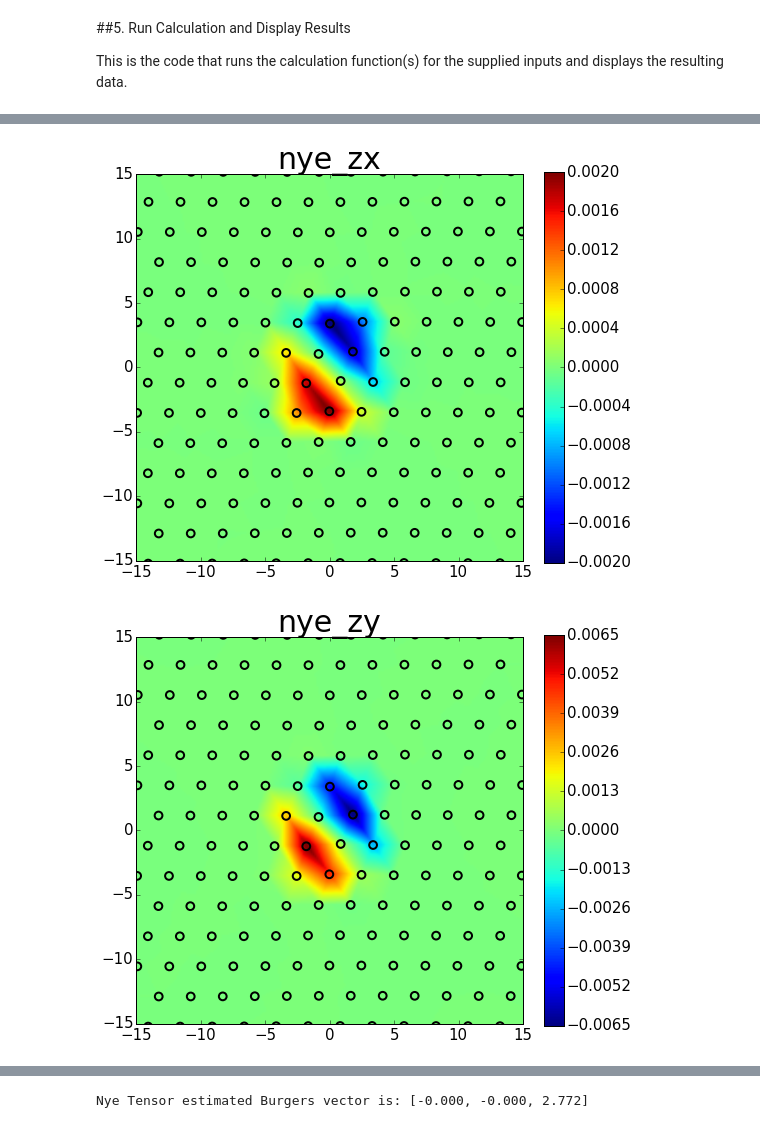
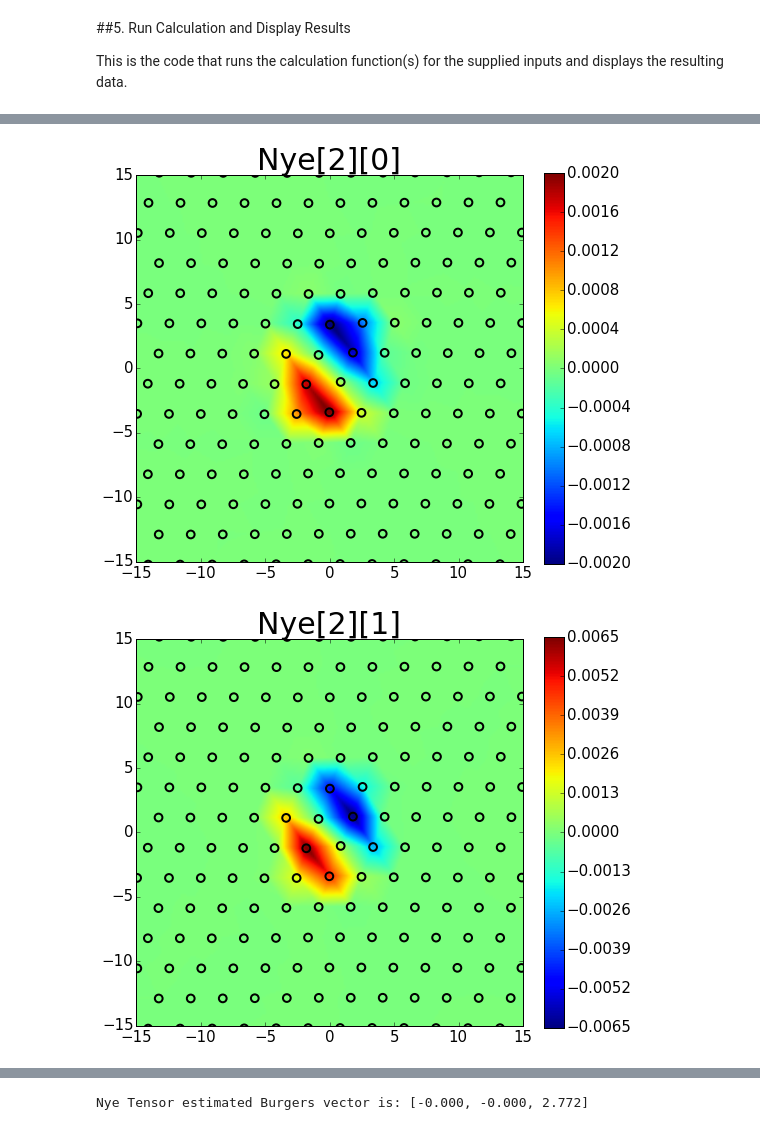
Before and after one commit to lmhale99/iprPy, a Jupyter notebook: Notebooks/tool-Dislocation-Nye-Tensor.ipynb, the cells around one changed output, grey strips where cells are left out. Drawn from its saved outputs; the diff is of its cells as text; code cells hidden in the pictures.

Commit message:
Updated dislocation tool Notebooks

```diff
--- a/Notebooks/tool-Dislocation-Nye-Tensor.ipynb
+++ b/Notebooks/tool-Dislocation-Nye-Tensor.ipynb
@@ -94,7 +94,7 @@ __Note:__ The default example shown here assumes that you have previously run th
 - disl_type is the specific tag associated with a particular dislocation type listed in the disl_file.
 # %%
 #Specify working directory
-working_dir = 'tools-Dislocation'
+working_dir = 'tool-Dislocation'
 os.chdir(working_dir)
 working_dir = os.getcwd()
 
@@ -103,10 +103,10 @@ dump_file = 'fcc--Al--(a-2)[(1)(0)(-1)]--((1)(1)(1))--u[(1)(0)(-1)]--disl.dump'
 #dump_file = 'fcc--Al--(a-2)[(1)(0)(-1)]--((1)(1)(1))--u[(1)(-2)(1)]--disl.dump'
 
 #List the elements to use.
-elements = ['Al', 'Al']
+#symbols = ['AlS', 'AlS']
 
-#Give the cubic lattice parameter, a0
-a0 = 4.0500
+#Give the lattice parameter a
+a = 4.0500
 
 #Specify point defect library data model file
 disl_file = 'fcc-disl.json'
@@ -445,61 +474,36 @@ This is the code that runs the calculation function(s) for the supplied inputs a
 # %%
-#Read the data model files
-disl = iprp.models.DislocationMonopole(disl_file)
-
-#Define run parameters
-axes = disl.get(disl_type, 'axes')
-atomtypes = []
-for element in elements:
-    atomtypes.append(iprp.AtomType(element))
-cutoff = a0 * disl.get('Nye_cutoff')
-tmax = disl.get('Nye_angle')
-p = []
-for pset in disl.get('Nye_p'):
-    p.append(a0 * pset)
-
-
-#Read in the dislocation containing system
-sys2 = iprp.lammps.read_dump(dump_file, atomtypes)
-sys2.set('axes', axes)
-
-#Calculate nearest neighbor list
-sys2.neighbors(cutoff)
-
-#Calculate the Nye tensor and save over
-nye(sys2, p, tmax)
-iprp.lammps.write_dump(dump_file, sys2)
-
 #Create and save plots
-plot_range = np.array([xy_plot_range[0], xy_plot_range[1], a0 * disl.get(disl_type, 'zwidth') ])
+plot_range = np.array([xy_plot_range[0], xy_plot_range[1], a * dislocations.get(disl_type, 'zwidth') ])
 
 #Change plot file names to avoid conflicts
-fname = disl.get('prototype') + '-'
-for i in xrange(len(elements)/2):
-    fname += '-' + elements[i]
-fname += '--' + disl_type
+dot_index = dump_file.index('.')
+fname = dump_file[:dot_index]
 
-bx, avsum = a2cplot(sys2, 'nye_zx', plot_range, save=True)
+#Plot Nye[2][0], i.e. zx component
+bx, avsum = a2cplot(sys2, 'Nye', 2, 0, plotbounds=plot_range, save=True)
 try:
-    os.rename('nye_zx.png', fname + '--nye_zx.png')
+    os.rename('Nye[2][0].png', fname + '--Nye[2][0].png')
 except:
-    os.remove(fname + '--nye_zx.png')
-    os.rename('nye_zx.png', fname+ '--nye_zx.png')
+    os.remove(fname + '--Nye[2][0].png')
+    os.rename('Nye[2][0].png', fname + '--Nye[2][0].png')
 
-by, avsum = a2cplot(sys2, 'nye_zy', plot_range, save=True)
+#Plot Nye[2][1], i.e. zy component
+by, avsum = a2cplot(sys2, 'Nye', 2, 1, plotbounds=plot_range, save=True)
 try:
-    os.rename('nye_zy.png', fname + '--nye_zy.png')
+    os.rename('Nye[2][1].png', fname + '--Nye[2][1].png')
 except:
-    os.remove(fname + '--nye_zy.png')
-    os.rename('nye_zy.png', fname+ '--nye_zy.png')
+    os.remove(fname + '--Nye[2][1].png')
+    os.rename('Nye[2][1].png', fname + '--Nye[2][1].png')
 
-bz, avsum = a2cplot(sys2, 'nye_zz', plot_range, save=True)
+#Plot Nye[2][2], i.e. zz component
+bz, avsum = a2cplot(sys2, 'Nye', 2, 2, plotbounds=plot_range, save=True)
 try:
-    os.rename('nye_zz.png', fname + '--nye_zz.png')
+    os.rename('Nye[2][2].png', fname + '--Nye[2][2].png')
 except:
-    os.remove(fname + '--nye_zz.png')
-    os.rename('nye_zz.png', fname+ '--nye_zz.png')
+    os.remove(fname + '--Nye[2][2].png')
+    os.rename('Nye[2][2].png', fname + '--Nye[2][2].png')
 
 print 'Nye Tensor estimated Burgers vector is: [%.3f, %.3f, %.3f]' % (bx, by, bz)
 # %% [output]
-[figure, old version]
+[figure, new version]
-[figure, old version]
+[figure, new version]
```
Also changed, not shown: parts of 5 cells of this notebook, 3 other files.
